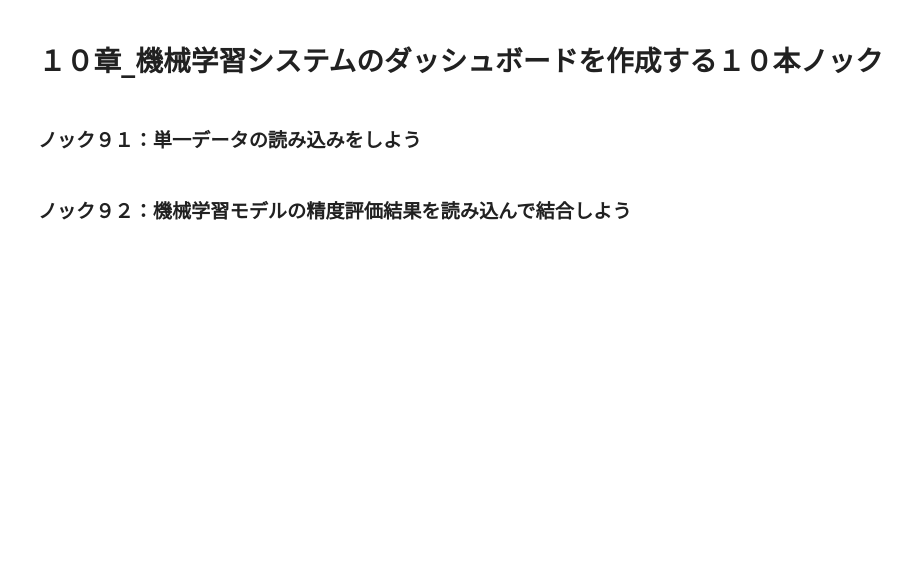
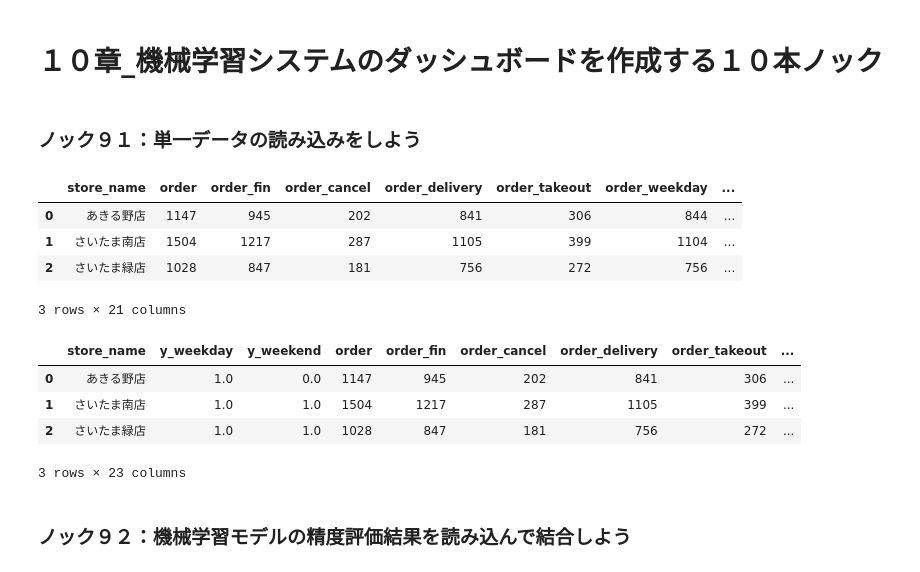
Before and after one commit to HayateSato/Pra, a Jupyter notebook: 10章_機械学習システムのダッシュボードを作成する１０本ノック.ipynb, the cells around one changed output. Saved outputs shown, nothing was run; the diff lists cells and outputs as text; code cells hidden in the pictures; blank space fills up the shorter version.

```diff
--- a/10章_機械学習システムのダッシュボードを作成する１０本ノック.ipynb
+++ b/10章_機械学習システムのダッシュボードを作成する１０本ノック.ipynb
@@ -35,5 +35,33 @@ Successfully installed japanize-matplotlib-1.1.3
 # １０章_機械学習システムのダッシュボードを作成する１０本ノック
 # %% [markdown]
 ### ノック９１：単一データの読み込みをしよう
+# %%
+import os
+import pandas as pd
+data_dir = 'data'
+store_monthly_dir = os.path.join(data_dir, '01_store_monthly')
+ml_base_dir = os.path.join(data_dir, '02_ml_base')
+
+output_ml_result_dir = os.path.join(data_dir, '10_output_ml_result')
+output_report_dir = os.path.join(data_dir, '11_output_report')
+
+store_monthly_file = 'store_monthly_data.csv'
+ml_base_file = 'ml_base_data.csv'
+
+store_monthly_data = pd.read_csv(os.path.join(store_monthly_dir, store_monthly_file))
+ml_base_data = pd.read_csv(os.path.join(ml_base_dir, ml_base_file))
+display(store_monthly_data.head(3))
+display(ml_base_data.head(3))
+# %% [output]
+|  | store_name | order | order_fin | order_cancel | order_delivery | order_takeout | order_weekday | ... |
+| 0 | あきる野店 | 1147 | 945 | 202 | 841 | 306 | 844 | ... |
+| 1 | さいたま南店 | 1504 | 1217 | 287 | 1105 | 399 | 1104 | ... |
+| 2 | さいたま緑店 | 1028 | 847 | 181 | 756 | 272 | 756 | ... |
+3 rows × 21 columns
+|  | store_name | y_weekday | y_weekend | order | order_fin | order_cancel | order_delivery | order_takeout | ... |
+| 0 | あきる野店 | 1.0 | 0.0 | 1147 | 945 | 202 | 841 | 306 | ... |
+| 1 | さいたま南店 | 1.0 | 1.0 | 1504 | 1217 | 287 | 1105 | 399 | ... |
+| 2 | さいたま緑店 | 1.0 | 1.0 | 1028 | 847 | 181 | 756 | 272 | ... |
+3 rows × 23 columns
 # %% [markdown]
 ### ノック９２：機械学習モデルの精度評価結果を読み込んで結合しよう
```
Also changed, not shown: parts of 5 cells of this notebook.
